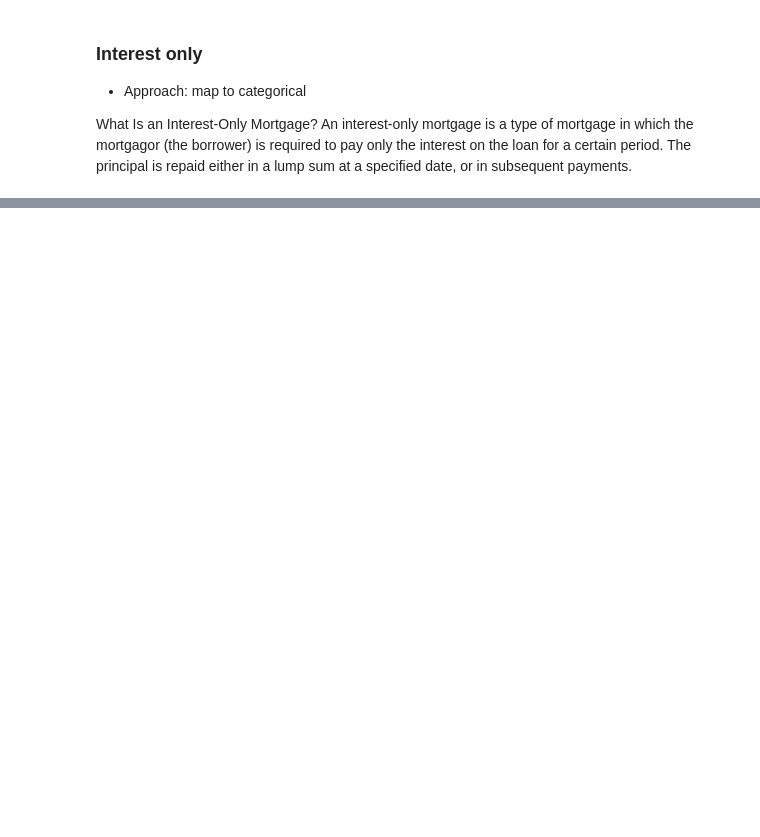
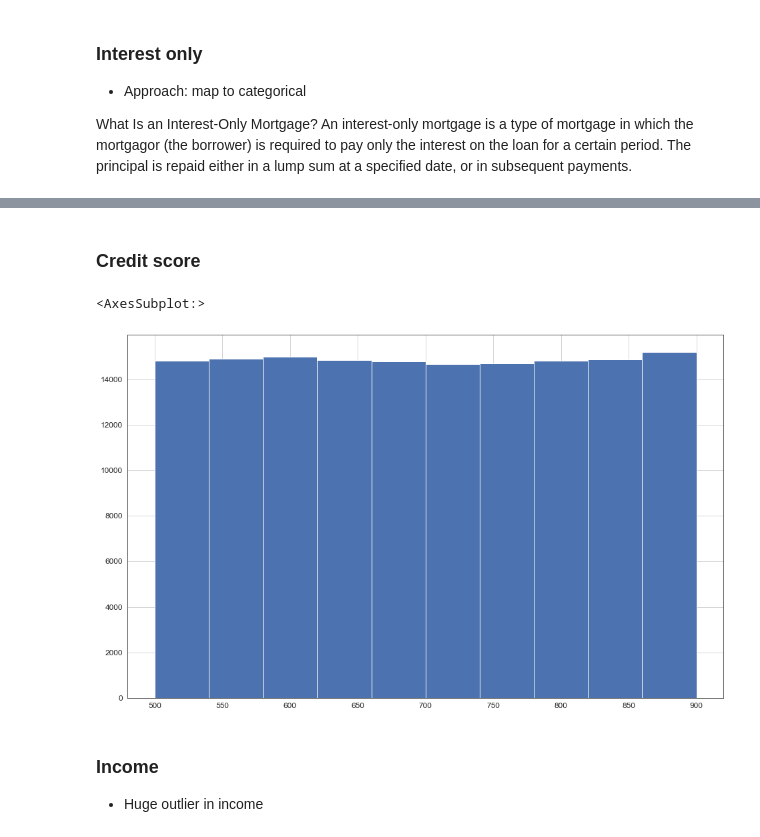
Before and after one commit to csanry/aml, a Jupyter notebook: notebooks/preprocessing.ipynb, the cells around one changed output, grey strips where cells are left out. Cells and saved outputs as stored; diff of their text form; code cells hidden in the pictures; blank space fills up the shorter version.

```diff
--- a/notebooks/preprocessing.ipynb
+++ b/notebooks/preprocessing.ipynb
@@ -369,0 +403,10 @@ DEBUG:top of axes not in the figure, so title not moved
+# %% [markdown]
+### Credit score
+# %%
+df['credit_score'].hist()
+# %% [output]
+<AxesSubplot:>
+[figure, added]
+# %% [markdown]
+### Income
+- Huge outlier in income
```
Also changed, not shown: parts of 55 cells of this notebook.
